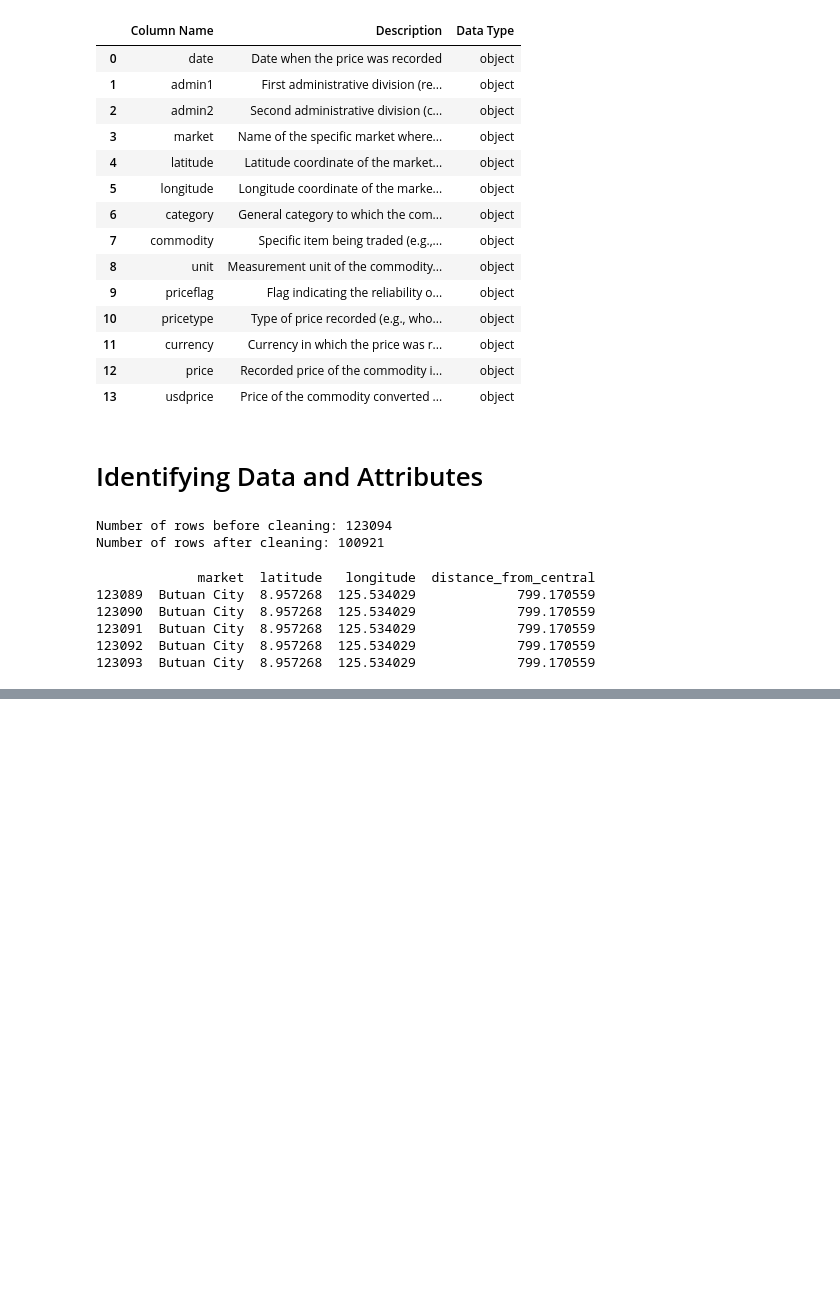
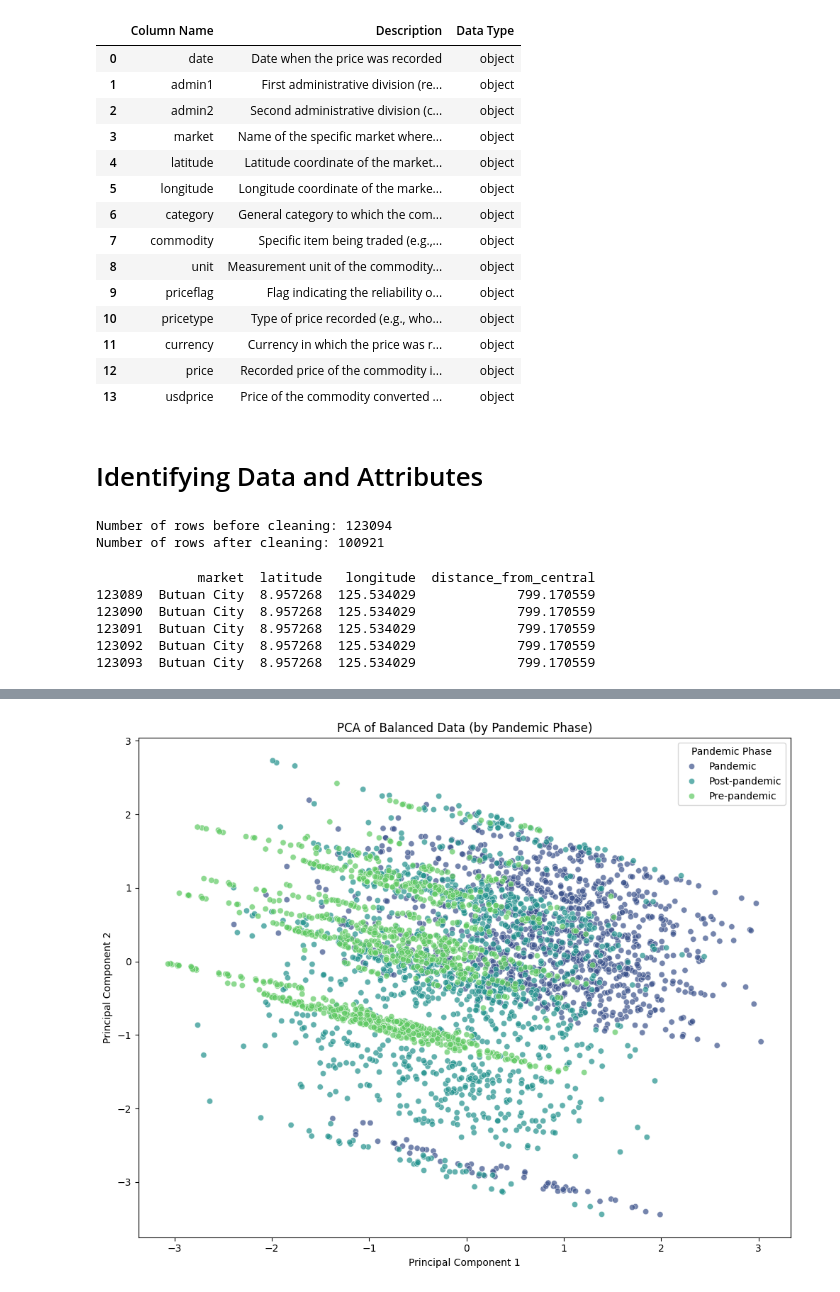
Before and after one commit to mjjj-642/Philippine-FoodPrices, a Jupyter notebook: food-prices.ipynb, the cells around one changed output, grey strips where cells are left out. Cells and saved outputs as stored; diff of their text form; code cells hidden in the pictures; blank space fills up the shorter version.

```diff
--- a/food-prices.ipynb
+++ b/food-prices.ipynb
@@ -433,0 +428,16 @@ print(df_cleaned[['date', 'major_holiday_flag']].head(20))
+# %%
+df_metro = df_merged[df_merged['admin1'] == 'National Capital region']
+
+# Keep only the date and holiday flag columns
+df_metro = df_metro[['date', 'major_holiday_flag']].copy()
+
+# Create a 'year' column from the date
+df_metro['year'] = df_metro['date'].dt.year
+
+# Sort the DataFrame by date (if not already sorted)
+df_metro.sort_values('date', inplace=True)
+
+# Print the table for each year
+for year, group in df_metro.groupby('year'):
+    print(f"\n--- Year: {year} ---")
+    print(group[['date', 'major_holiday_flag']].to_string(index=False))
@@ -433,0 +662,80 @@ print(df_cleaned[['date', 'major_holiday_flag']].head(20))
+# %%
+import pandas as pd
+import numpy as np
+import matplotlib.pyplot as plt
+import seaborn as sns
+from sklearn.preprocessing import StandardScaler
+from sklearn.decomposition import PCA
+
+# Assume df_merged is your DataFrame and it includes:
+# - Numeric features: 'price_log', 'usd_exchange_rate', 'distance_from_central', 'inflation_rate'
+# - A categorical variable 'pandemic_phase'
+
+numeric_cols = ['price_log', 'usd_exchange_rate', 'distance_from_central', 'inflation_rate']
+
+# Drop rows with missing values
+df_pca = df_merged[numeric_cols + ['pandemic_phase']].dropna()
+
+# Determine the minimum group size across phases
+group_sizes = df_pca.groupby('pandemic_phase').size()
+min_size = group_sizes.min()
+print("Group sizes:", group_sizes)
+print("Minimum group size for balanced sampling:", min_size)
+
+# Sample the same number of observations from each pandemic phase
+balanced_samples = []
+for phase, group in df_pca.groupby('pandemic_phase'):
+    balanced_samples.append(group.sample(n=min_size, random_state=42))
+
+df_balanced = pd.concat(balanced_samples)
+
+# Standardize the data
+scaler = StandardScaler()
+scaled_data = scaler.fit_transform(df_balanced[numeric_cols])
+
+# Run PCA (reduce to 2 components for visualization)
+pca = PCA(n_components=2, random_state=42)
+pca_result = pca.fit_transform(scaled_data)
+
+# Create a DataFrame for visualization of PCA results
+df_plot = pd.DataFrame(pca_result, columns=['PC1', 'PC2'], index=df_balanced.index)
+df_plot['pandemic_phase'] = df_balanced['pandemic_phase'].values
+
+# Plot PCA results color-coded by pandemic phase
+plt.figure(figsize=(10, 8))
+sns.scatterplot(data=df_plot, x='PC1', y='PC2', hue='pandemic_phase', palette='viridis', alpha=0.7)
+plt.title('PCA of Balanced Data (by Pandemic Phase)')
+plt.xlabel('Principal Component 1')
+plt.ylabel('Principal Component 2')
+plt.legend(title='Pandemic Phase')
+plt.tight_layout()
+plt.show()
+
+# --- Extract and Display PCA Loadings ---
+# pca.components_ has shape (n_components, n_features).
+# Transpose it to have rows = features and columns = principal components.
+loadings = pca.components_.T
+
+# Create a DataFrame for loadings using the original feature names.
+df_loadings = pd.DataFrame(loadings, index=numeric_cols, columns=['PC1', 'PC2'])
+
+print("PCA Loadings (Factor Contributions):")
+print(df_loadings)
+
+# Optional: Plot the loadings for each principal component
+plt.figure(figsize=(10, 5))
+df_loadings['PC1'].plot(kind='bar', color='skyblue')
+plt.title("Feature Contributions for Principal Component 1")
+plt.xlabel("Features")
+plt.ylabel("Loading")
+plt.tight_layout()
+plt.show()
+
+plt.figure(figsize=(10, 5))
+df_loadings['PC2'].plot(kind='bar', color='salmon')
+plt.title("Feature Contributions for Principal Component 2")
+plt.xlabel("Features")
+plt.ylabel("Loading")
+plt.tight_layout()
+plt.show()
+# %% [output]
@@ -433,0 +748 @@ print(df_cleaned[['date', 'major_holiday_flag']].head(20))
+[figure, added]
```
Also changed, not shown: parts of 21 cells of this notebook, 1 other file.
